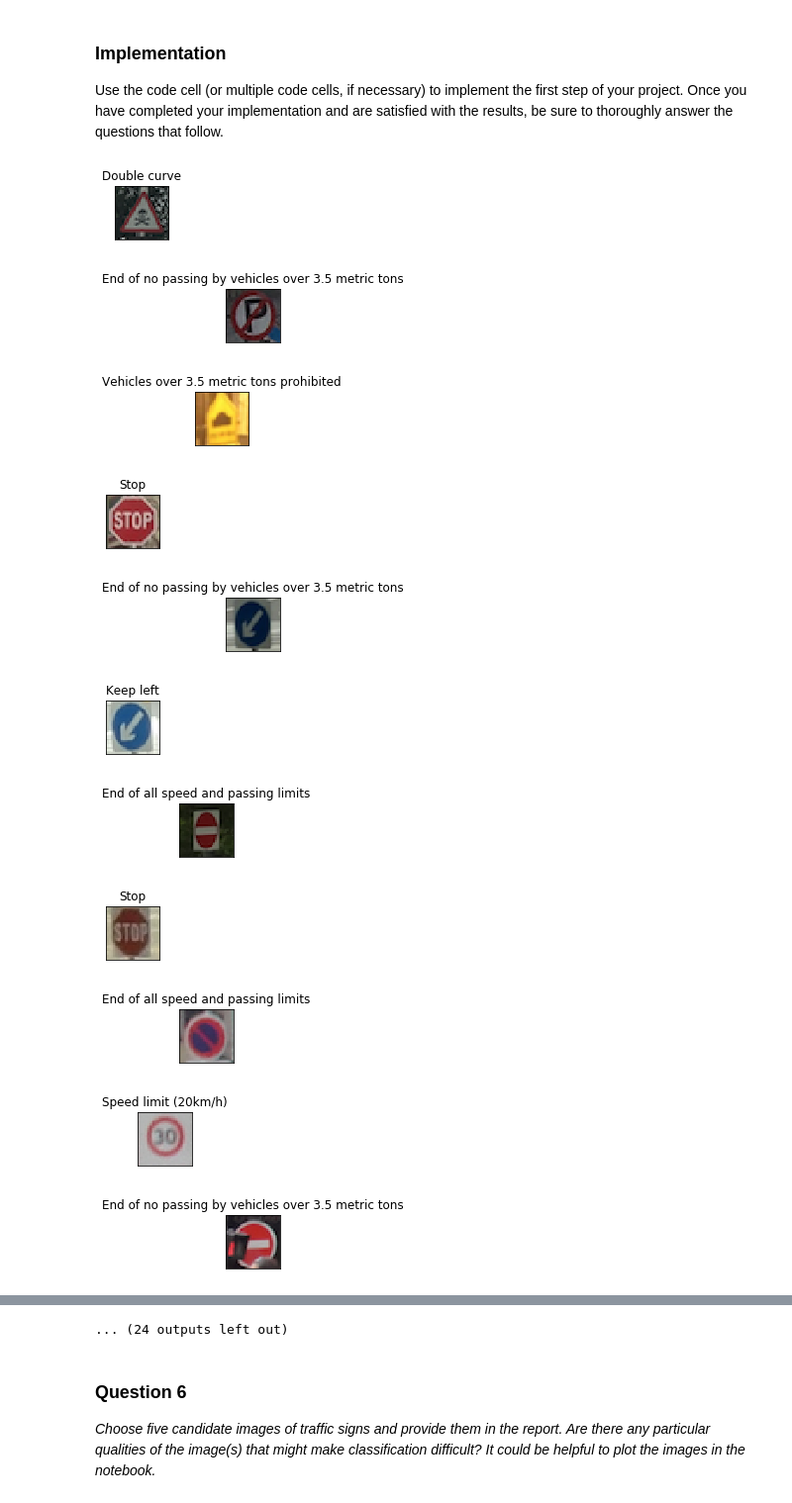
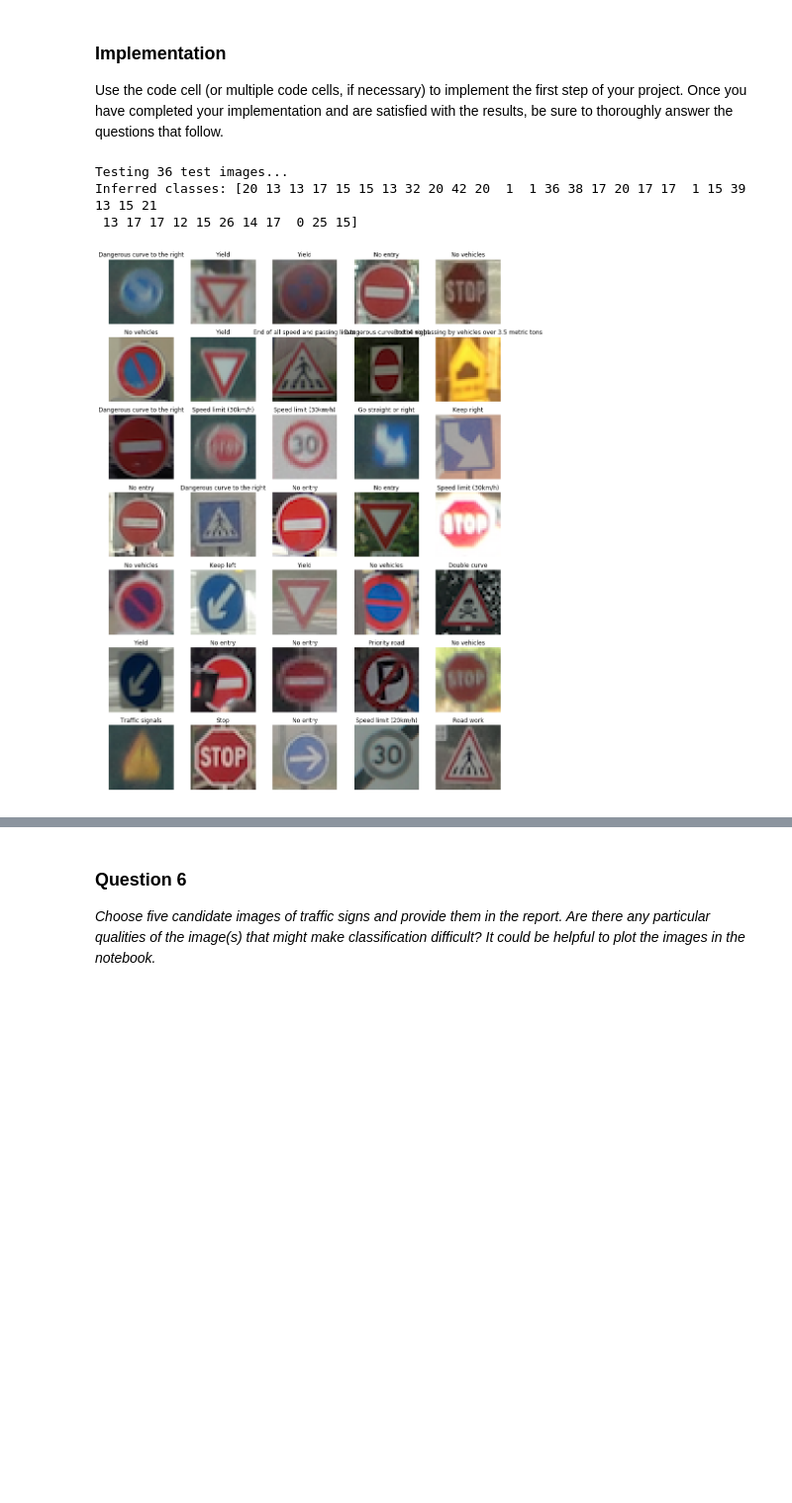
Before and after one commit to 361793842/CarND-Traffic-Sign-Classifier-Project, a Jupyter notebook: Traffic_Sign_Classifier.ipynb, the cells around one changed output, grey strips where cells are left out. Shown at 99% size. Cells and saved outputs as stored; diff of their text form; code cells hidden in the pictures; blank space fills up the shorter version.

```diff
--- a/Traffic_Sign_Classifier.ipynb
+++ b/Traffic_Sign_Classifier.ipynb
@@ -189,3 +191,12 @@ _Describe how you preprocessed the data. Why did you choose that technique?_
 1. The input images were converted to black and white. This helps in multiple ways - it reduces the amount of data to process, it allows the network to learn faster, because there is less complexity as well as it is easier to equalize the histogram in the next step.
 2. The brightness values are equalized using the histogram equalisation method. I am not using CLAHE because the images are very small and seemed like overkill here.
 3. Then, the most important step is to normalize the values to go from -1 to +1 instead of going from 0 to 255. This helps keep the weights smaller and lets the network fit the curve faster.
+# %%
+import scipy.ndimage
+
+def create_variant(image):
+    if (random.choice([True, False])):
+        image = scipy.ndimage.interpolation.shift(image, [random.randrange(-2, 2), random.randrange(-2, 2), 0])
+    else:
+        image = scipy.ndimage.interpolation.rotate(image, random.randrange(-10, 10), reshape=False)
+    return image
@@ -341,9 +369,9 @@ from sklearn.utils import shuffle
 x = tf.placeholder(tf.float32, (None, 32, 32, 1))
 y = tf.placeholder(tf.int64, (None))
 
-EPOCHS = 10
-BATCH_SIZE = 512
-LEARNING_RATE = 0.001
+EPOCHS = 20
+BATCH_SIZE = 128
+LEARNING_RATE = 0.0009
 
 logits = MiniNet(x)
 cross_entropy = tf.nn.sparse_softmax_cross_entropy_with_logits(logits, y)
@@ -369,9 +397,9 @@ def evaluate(X_data, y_data):
     return total_accuracy / num_examples, total_loss / num_examples
 
 with tf.Session() as sess:
+    print("Training with {} inputs...".format(len(X_training)))
+    print()
     sess.run(tf.global_variables_initializer())
-    print("Training...")
-    print()
 
     for i in range(EPOCHS):
         start_time =  time.time()
@@ -386,7 +414,7 @@ with tf.Session() as sess:
         print("EPOCH {} ...".format(i+1))
         print("Validation Accuracy = {:.3f}".format(validation_accuracy))
         print("Validation Loss = {:.3f}".format(validation_loss))
-        print("Time Taken = {:.3f}".format(time.time() - start_time))
+        print("Time Taken = {:.2f} sec".format(time.time() - start_time))
         print()
 
     saver.save(sess, 'lenet')
@@ -452,50 +486,49 @@ Use the code cell (or multiple code cells, if necessary) to implement the first
 import os
 import matplotlib.image as mpimg
 
 # test on own images
 inference_operation = tf.argmax(logits, 1)
 own_images = np.array([mpimg.imread("own-data/" + imageName) for imageName in os.listdir("own-data")])
 
 # for image in own_images:
 #     plt.imshow(image)
 #     plt.show()
 
 # convert to B/W
 own_images_bw = numpy.array([cv2.cvtColor(image, cv2.COLOR_RGB2GRAY) for image in own_images])
 
 # use absolute values
 own_images_abs = numpy.array([cv2.convertScaleAbs(image) for image in own_images_bw])
 
 # apply histogram equalization
 own_images_hst_eq = numpy.array([cv2.equalizeHist(image) for image in own_images_abs])
 
 # reshape for conv layer
 own_images_reshaped = own_images_hst_eq[..., newaxis]
 
 # normalize range
-own_images_normalized = (own_images_reshaped - np.mean(own_images_reshaped)) / 128.0
+own_images_normalized = own_images_reshaped - np.mean(own_images_reshaped)
 
 with tf.Session() as sess:
+    print("Testing {} test images...".format(len(own_images)))
     saver.restore(sess, tf.train.latest_checkpoint('.'))
+
     inference_output = sess.run(inference_operation, feed_dict={x: own_images_normalized})
-#     print(inference_output)
+    print("Inferred classes:", inference_output)
 
-for (image, evaluated) in zip(own_images, inference_output):
-    plt.figure(figsize=(1,1))
-    plt.xticks([])
-    plt.yticks([])
-    plt.title(sign_names[evaluated])
-    plt.imshow(image)
-    plt.show()
+    count = len(own_images) - 1
+    fig, axs = plt.subplots(int(count / 5), 5, figsize=(15, 20))
+    fig.subplots_adjust(hspace = .2, wspace=.001)
+    axs = axs.ravel()
+    for i in range(0, count):
+        image = own_images[i]
+        evaluated = inference_output[i]
+
+        axs[i].axis('off')
+        axs[i].set_title(sign_names[evaluated])
+        axs[i].imshow(image)
 # %% [output]
+Testing 36 test images...
+Inferred classes: [20 13 13 17 15 15 13 32 20 42 20  1  1 36 38 17 20 17 17  1 15 39 13 15 21
+ 13 17 17 12 15 26 14 17  0 25 15]
-[figure, old version]
+[figure, new version]
-[figure, removed]
-[figure, removed]
-[figure, removed]
-[figure, removed]
-[figure, removed]
-[figure, removed]
-[figure, removed]
-[figure, removed]
-[figure, removed]
-[figure, removed]
@@ -503,4 +535,3 @@ for (image, evaluated) in zip(own_images, inference_output):
-... (24 outputs left out)
 # %% [markdown]
 ### Question 6
 
```
Also changed, not shown: parts of 12 cells of this notebook.
